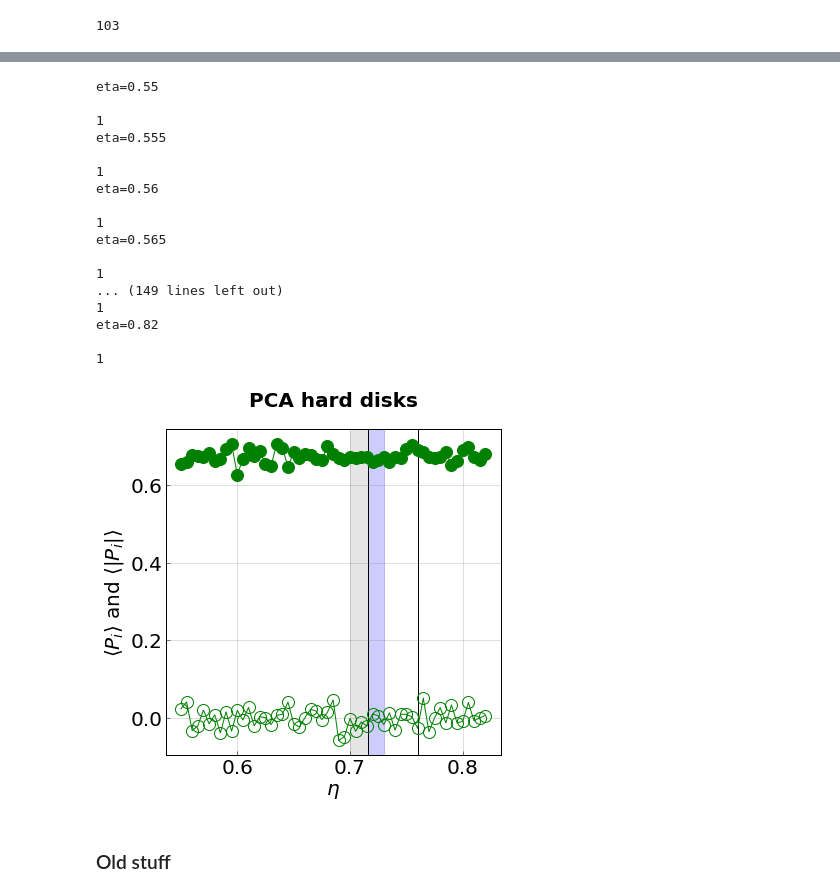
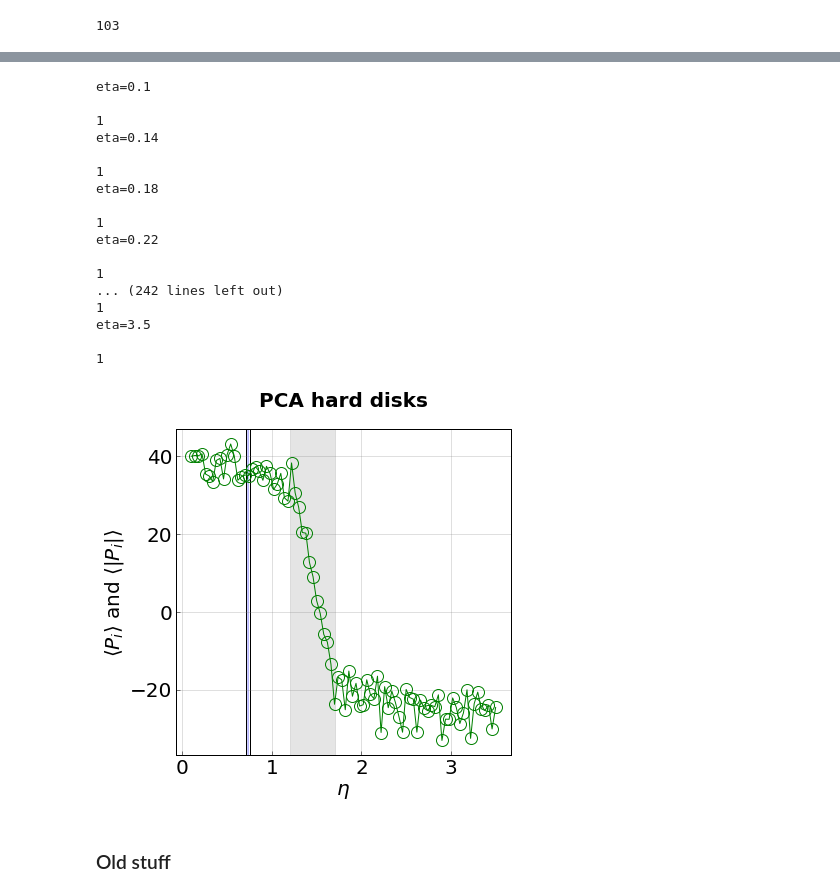
Before and after one commit to truskett-group-ut/hard_disks_pca, a Jupyter notebook: analysis_notebook.ipynb, the cells around one changed output, grey strips where cells are left out. Drawn from its saved outputs; the diff is of its cells as text; code cells hidden in the pictures.

```diff
--- a/analysis_notebook.ipynb
+++ b/analysis_notebook.ipynb
@@ -799,8 +868,13 @@ split=1
 file_data = [(arange(0.100, 2.06001, 0.04), '../hoomd_disks/trajectories_ww_4000p')]
 probe_particle_indicies = arange(0,4096,1)[0::40]
 split=4
+# %%
+#specify what data to read in and process
+file_data = [(arange(0.100, 3.50001, 0.04), '../hoomd_disks/trajectories_ww_4000p_0.25')]
+probe_particle_indicies = arange(0,4096,1)[0::200]
+split=1
 # %%
-incpca = IncrementalPCA(n_components=16, whiten=True)
+incpca = IncrementalPCA(n_components=16, whiten=False)
 
 frames = None
 features = None
@@ -810,7 +884,7 @@ for etas, file_base in file_data:
     for eta in etas:
         print 'eta={}\n'.format(eta)
         filename = "{}/trajectory_{:.4f}.gsd".format(file_base, eta)
-        frames = ReadGSD(filename, shuffle_data=True)
+        frames = ReadGSD(filename, shuffle_data=True)[0::400]
 
         frames_split = array_split(frames, split)
         frames = None
@@ -902,7 +976,7 @@ for etas, file_base in file_data:
     for eta in etas:
         print 'eta={}\n'.format(eta)
         filename = "{}/trajectory_{:.4f}.gsd".format(file_base, eta)
-        frames = ReadGSD(filename, shuffle_data=True)
+        frames = ReadGSD(filename, shuffle_data=True)[0::400]
 
         frames_split = array_split(frames, split)
         frames = None
@@ -924,21 +998,21 @@ for etas, file_base in file_data:
 
 OPs = array(OPs)
 # %% [output]
-eta=0.55
+eta=0.1
 
 1
-eta=0.555
+eta=0.14
 
 1
-eta=0.56
+eta=0.18
 
 1
-eta=0.565
+eta=0.22
 
 1
-... (149 lines left out)
+... (242 lines left out)
 1
-eta=0.82
+eta=3.5
 
 1
 # %%
@@ -963,9 +1037,26 @@ OPs = array(OPs)
 OPs_std = array(OPs_std)
 OPs_abs = array(OPs_abs)
 OPs_third = array(OPs_third)
+# %%
+OPs = []
+OPs_std = []
+OPs_abs = []
+
+for single_eta in raw_OPs:
+    merged_data = []
+    for split in single_eta:
+        merged_data.extend(split)
+
+    OPs.append(mean(merged_data, axis=0))
+    OPs_std.append(std(merged_data, axis=0))
+    OPs_abs.append(mean(abs(merged_data), axis=0))
+
+OPs = array(OPs)
+OPs_std = array(OPs_std)
+OPs_abs = array(OPs_abs)
 # %%
 #highlight the transition region if found
-plt.axvspan(0.700, 0.716, alpha=0.2, color='grey')
+plt.axvspan(1.2, 1.7, alpha=0.2, color='grey')
 plt.axvspan(0.716, 0.730, alpha=0.2, color='blue')
 
 plt.axvspan(0.716, 0.716001, alpha=1, color='black')
@@ -979,7 +1070,7 @@ for i in range(0,1): #12,13
     p_data = OPs[:,i]
     plt.plot(etas, (p_data), marker='o', linewidth = 1.0, markersize=12, color = colors[i], markerfacecolor='None')
     p_data = OPs_abs[:,i]
-    plt.plot(etas, (p_data), marker='o', linewidth = 1.0, markersize=12, color = colors[i])
+    #plt.plot(etas, (p_data), marker='o', linewidth = 1.0, markersize=12, color = colors[i])
 
 #plt.plot(etas, num_defects, marker='o', linewidth = 1.0, markersize=10, color = 'black')
 
@@ -990,34 +1081,34 @@ axes.set_axis_bgcolor('white')
 
 #font scpecifications
 title_font = {'family' : 'arial', 'color'  : 'black', 'weight' : 'heavy','size': 20}
 axis_label_font = {'family' : 'arial', 'color'  : 'black', 'weight' : 'normal','size': 20}
 
 #figure size and tick style
 plt.rcParams["figure.figsize"] = [6,6]
 plt.rc('axes',edgecolor='black',linewidth=1)
 plt.tick_params(which='both', axis='both', color='black', length=4, width=0.5)
 plt.rcParams['xtick.direction'] = 'in'
 plt.rcParams['ytick.direction'] = 'in'
 
 #axis range and labels (also specify if log or not)
 
 #plt.xlim(0.10, 2.1)
 #plt.ylim(-0.1,0.1)
 
 #plt.ylim(-0.1,0.1)
 #plt.yscale('log')
 
 #plt.yscale('log')
 plt.xlabel(r'$\eta$', y=3, fontsize=20, fontdict = axis_label_font)
 plt.ylabel(r'$\langle P_{i} \rangle$ and $\langle |P_{i}| \rangle$', fontsize=20, fontdict = axis_label_font)
 
 #title and axis labels
 plt.tick_params(axis='both', labelsize=20)
 plt.title('PCA hard disks', y=1.05, fontdict = title_font)
 
 plt.show()
 # %% [output]
-[figure, old version]
+[figure, new version]
 # %% [markdown]
 ### Old stuff
 # %%
```
Also changed, not shown: parts of 38 cells of this notebook, 3 other files.
